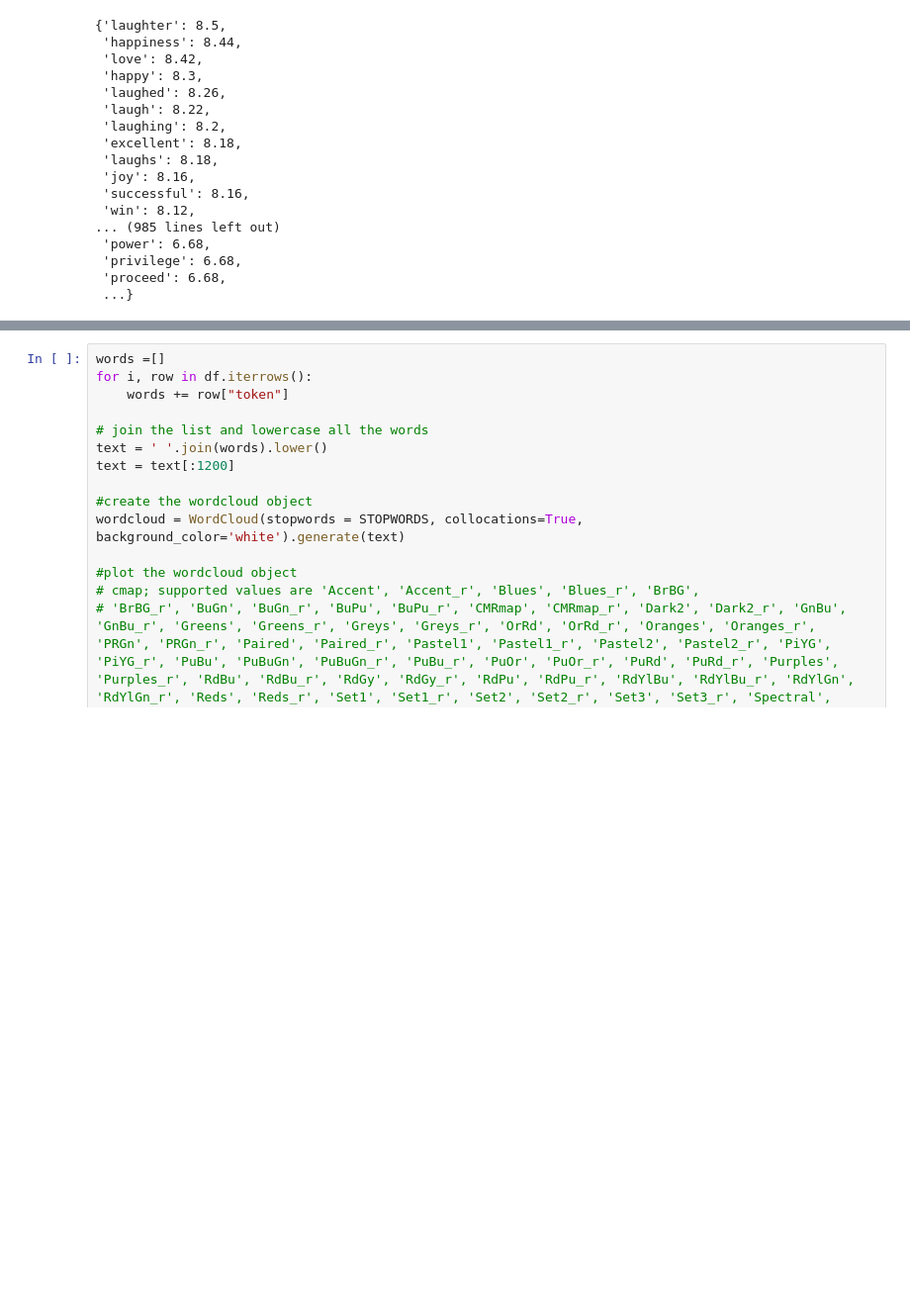
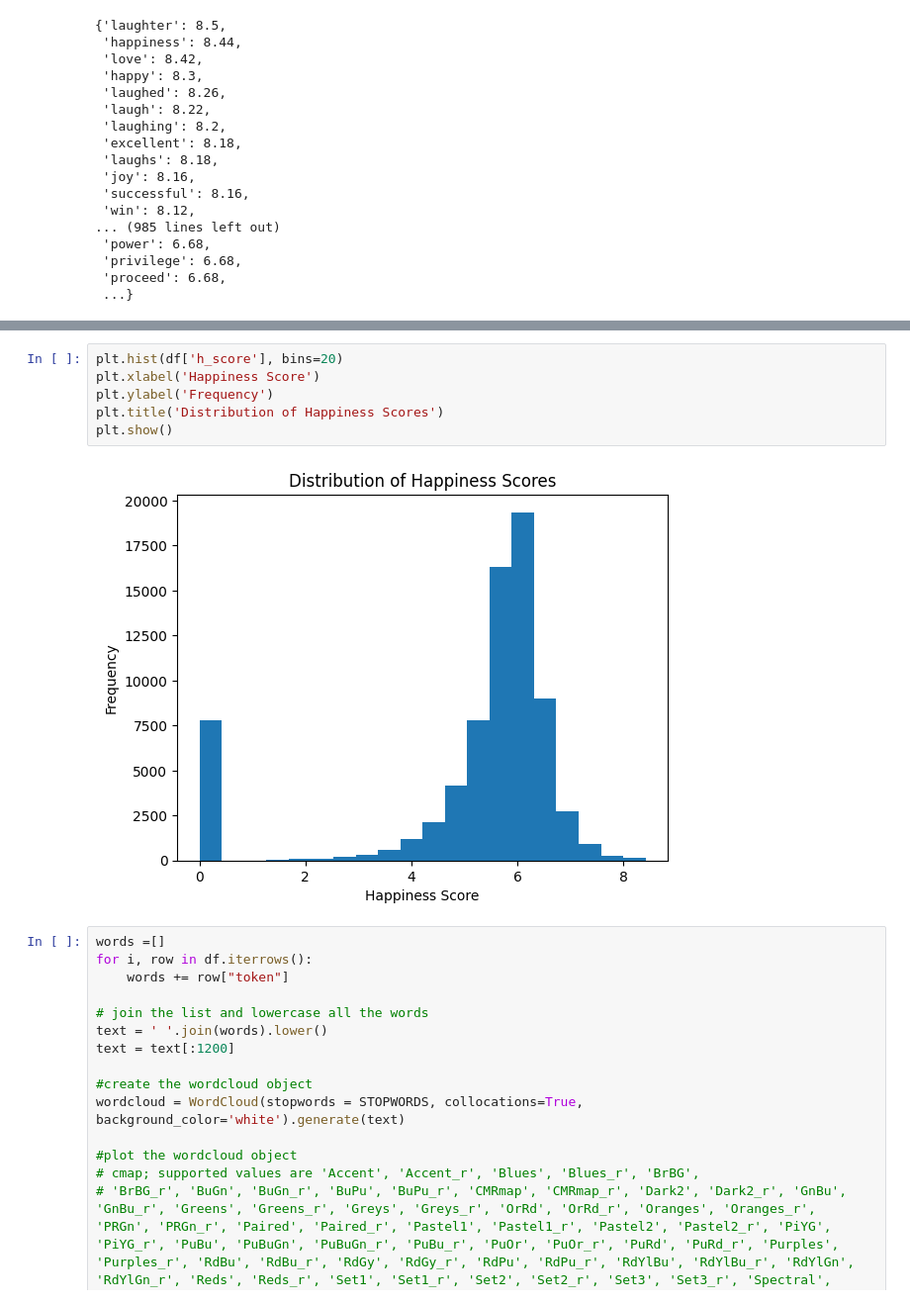
Before and after one commit to is0xjh25/social-media-analytics-on-cloud, a Jupyter notebook: jong/notebook/mastodon_final_process.ipynb, the cells around one changed output, grey strips where cells are left out. Shown at 99% size. Cells and saved outputs as stored; diff of their text form; blank space fills up the shorter version.

```diff
--- a/jong/notebook/mastodon_final_process.ipynb
+++ b/jong/notebook/mastodon_final_process.ipynb
@@ -136,4 +141,12 @@ df['h_score'] = df['token'].apply(happiness_score)
 73061 rows × 7 columns
+# %%
+plt.hist(df['h_score'], bins=20)
+plt.xlabel('Happiness Score')
+plt.ylabel('Frequency')
+plt.title('Distribution of Happiness Scores')
+plt.show()
+# %% [output]
+[figure, added]
 # %%
 words =[]
 for i, row in df.iterrows():
```
Also changed, not shown: parts of 2 cells of this notebook.
